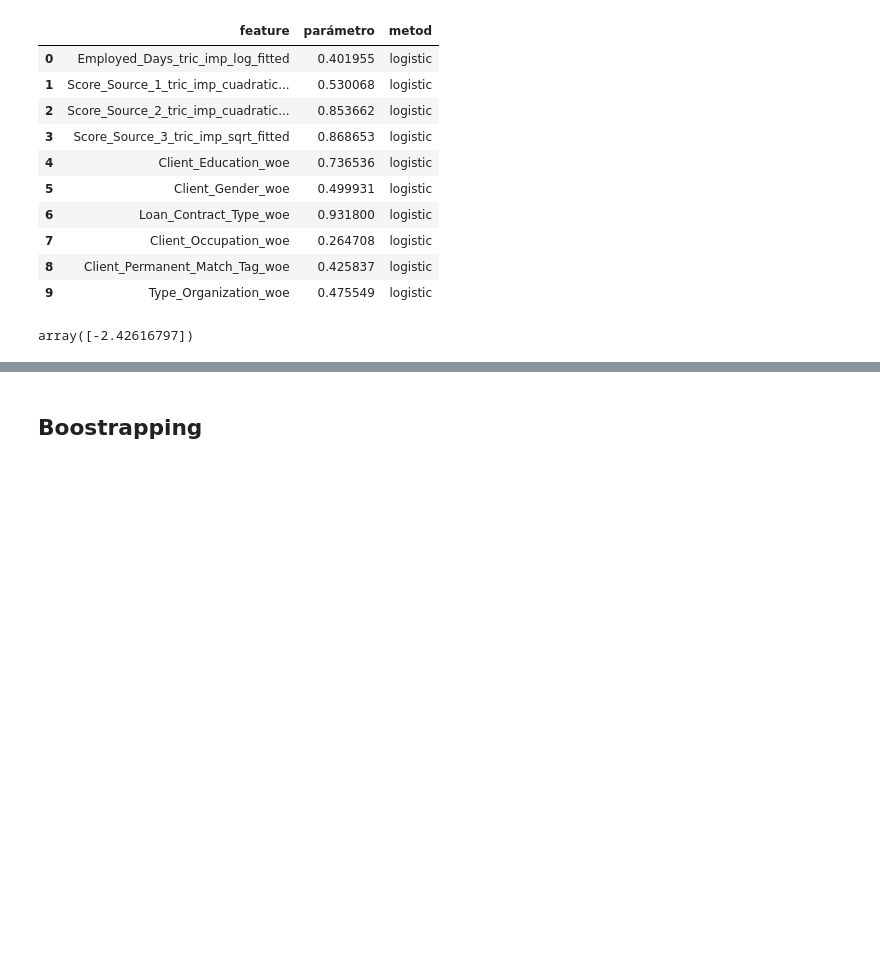
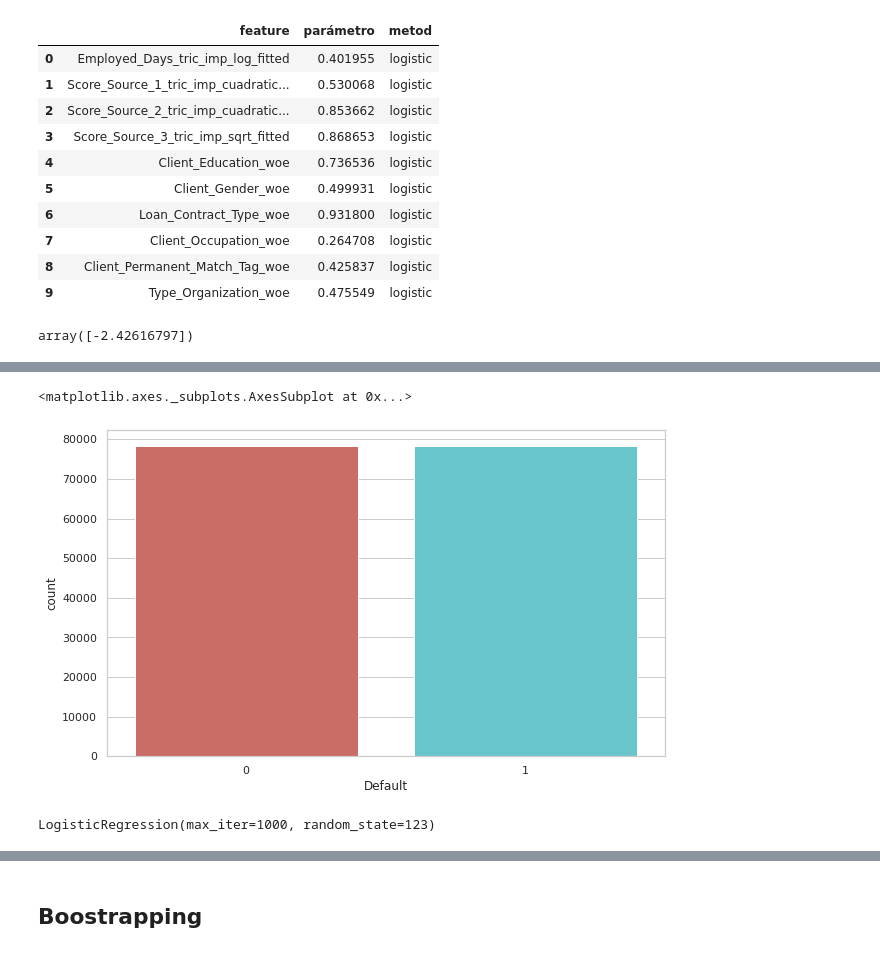
Before and after one commit to JCaballerot/Credit-Scoring, a Jupyter notebook: CreditScoring/Lab_Automobile_Loan_Default.ipynb, the cells around one changed output, grey strips where cells are left out. Cells and saved outputs as stored; diff of their text form; code cells hidden in the pictures; blank space fills up the shorter version.

```diff
--- a/CreditScoring/Lab_Automobile_Loan_Default.ipynb
+++ b/CreditScoring/Lab_Automobile_Loan_Default.ipynb
@@ -1500,0 +1523,18 @@ logreg?
+# %%
+sm = SMOTE(random_state = 123)
+X_train_res, y_train_res = sm.fit_resample(X_train[modelo], X_train['Default'])
+# %%
+# Analizando el target
+sns.countplot(x = y_train_res, palette = 'hls')
+# %% [output]
+<matplotlib.axes._subplots.AxesSubplot at 0x...>
+[figure, added]
+# %%
+# Modelo
+from sklearn import linear_model
+
+logreg = linear_model.LogisticRegression(max_iter = 1000,
+                                         random_state = 123)
+logreg.fit(X_train_res[modelo], y_train_res)
+# %% [output]
+LogisticRegression(max_iter=1000, random_state=123)
```
Also changed, not shown: parts of 7 cells of this notebook.
